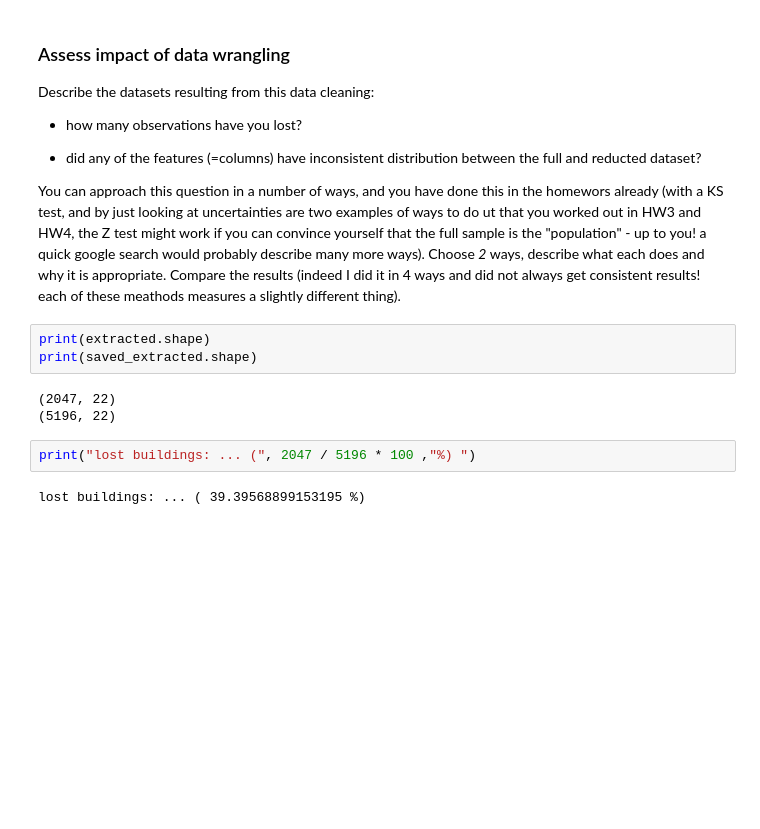
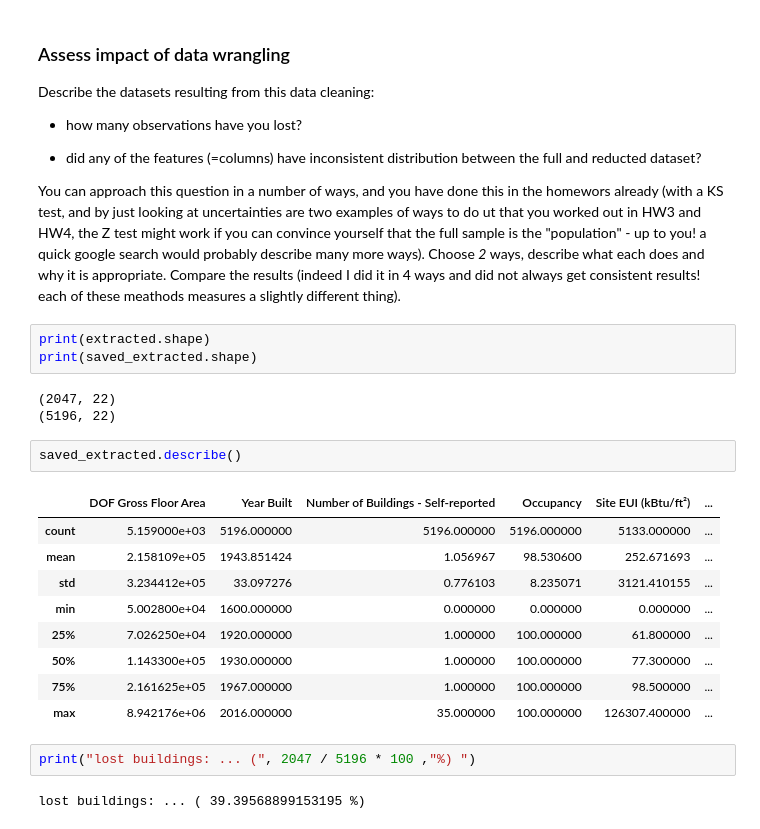
Before and after one commit to samuelmat/DSPS_tFessaras, a Jupyter notebook: HW5/BuildingsEnergyOwners.ipynb, the cells around one changed output. Saved outputs shown, nothing was run; the diff lists cells and outputs as text; blank space fills up the shorter version.

```diff
--- a/HW5/BuildingsEnergyOwners.ipynb
+++ b/HW5/BuildingsEnergyOwners.ipynb
@@ -165,6 +153,18 @@ print(saved_extracted.shape)
 # %% [output]
 (2047, 22)
 (5196, 22)
+# %%
+saved_extracted.describe()
+# %% [output]
+|  | DOF Gross Floor Area | Year Built | Number of Buildings - Self-reported | Occupancy | Site EUI (kBtu/ft²) | ... |
+| count | 5.159000e+03 | 5196.000000 | 5196.000000 | 5196.000000 | 5133.000000 | ... |
+| mean | 2.158109e+05 | 1943.851424 | 1.056967 | 98.530600 | 252.671693 | ... |
+| std | 3.234412e+05 | 33.097276 | 0.776103 | 8.235071 | 3121.410155 | ... |
+| min | 5.002800e+04 | 1600.000000 | 0.000000 | 0.000000 | 0.000000 | ... |
+| 25% | 7.026250e+04 | 1920.000000 | 1.000000 | 100.000000 | 61.800000 | ... |
+| 50% | 1.143300e+05 | 1930.000000 | 1.000000 | 100.000000 | 77.300000 | ... |
+| 75% | 2.161625e+05 | 1967.000000 | 1.000000 | 100.000000 | 98.500000 | ... |
+| max | 8.942176e+06 | 2016.000000 | 35.000000 | 100.000000 | 126307.400000 | ... |
 # %%
 print("lost buildings: ... (", 2047 / 5196 * 100 ,"%) ")
 # %% [output]
```
Also changed, not shown: parts of 3 cells of this notebook.
